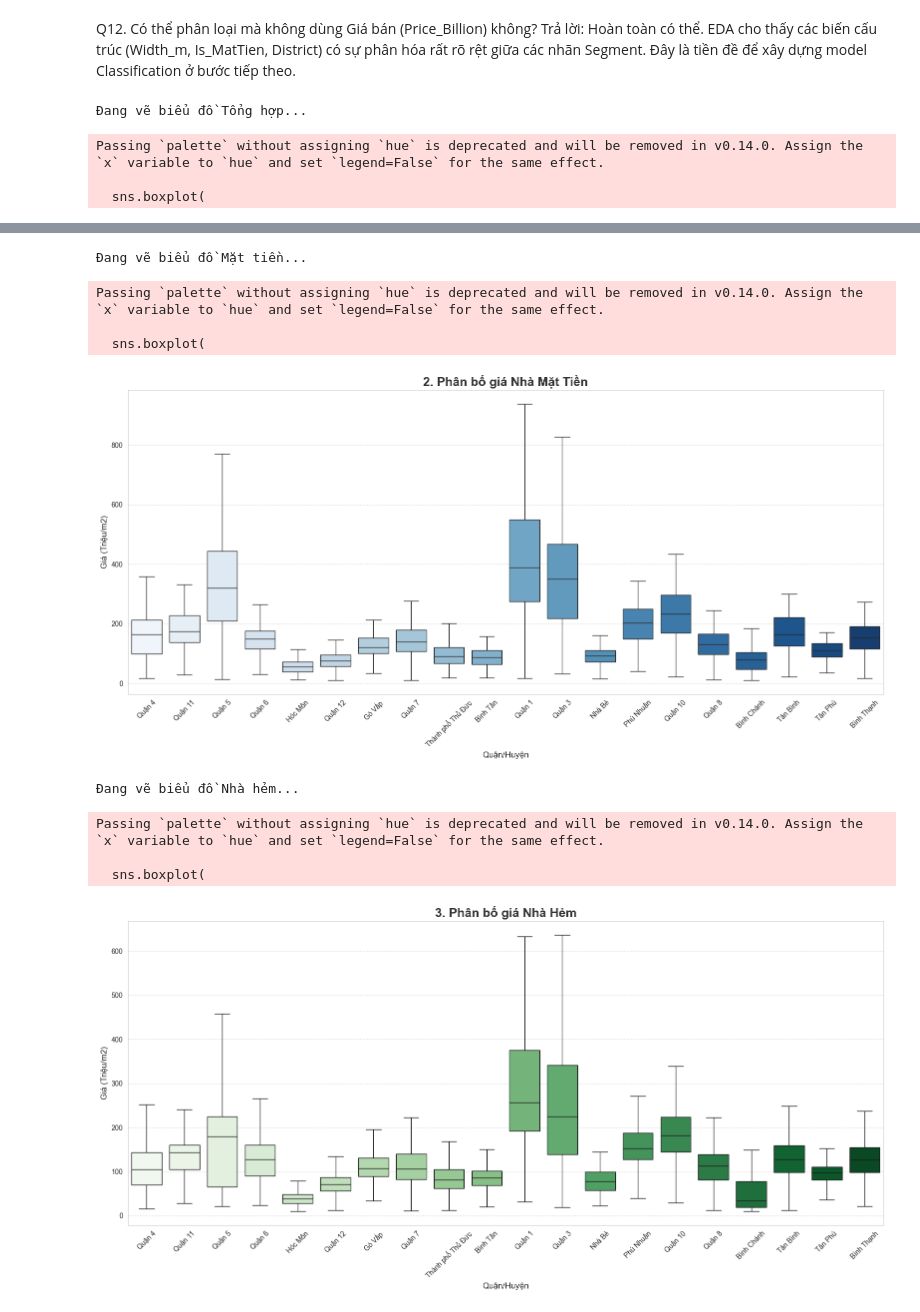
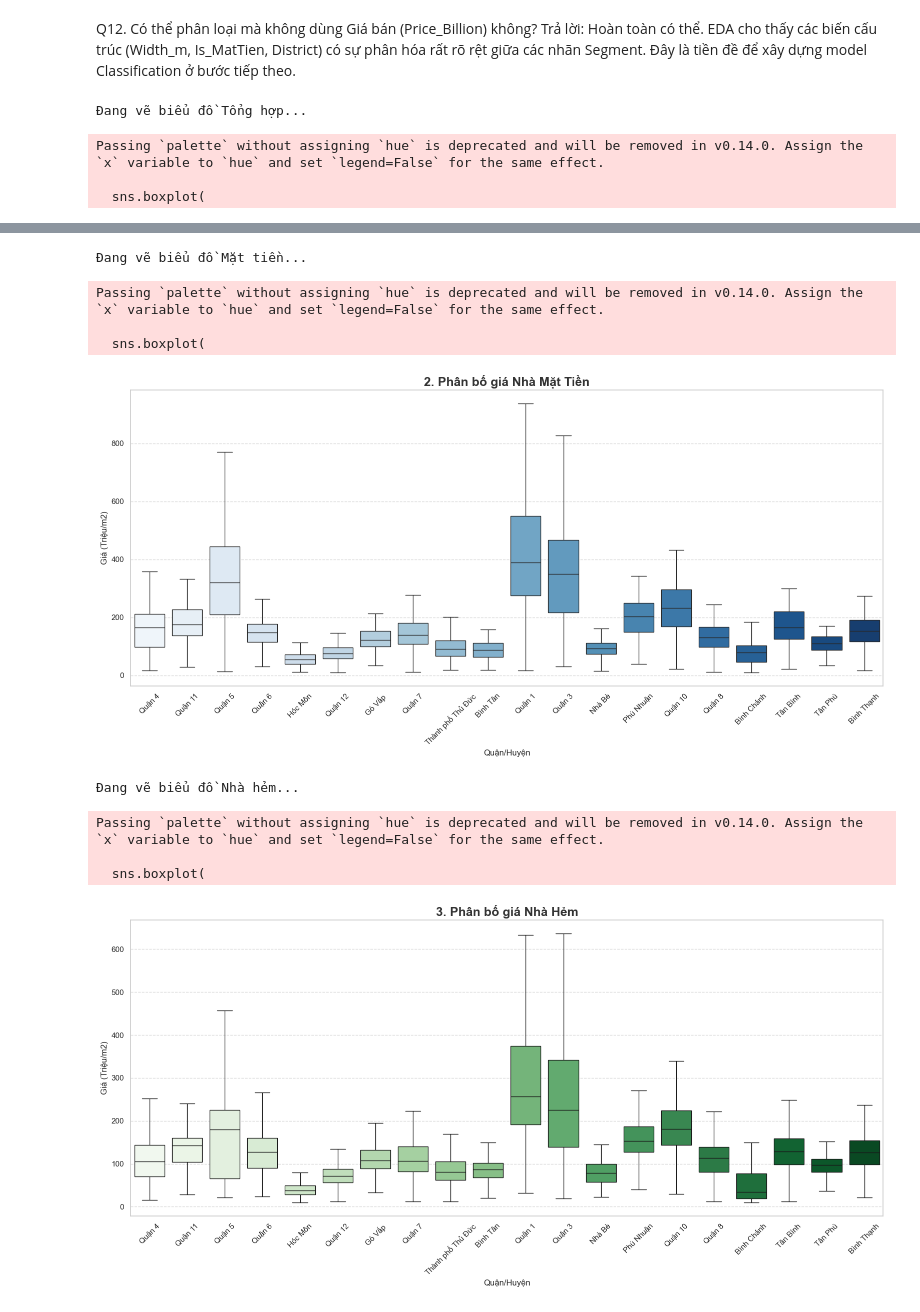
Before and after one commit to MinhTruc09/Predicting-Segment-Value-Of-House-In-TPHCM, a Jupyter notebook: notebooks/EDA/01_eda.ipynb, the cells around one changed output, grey strips where cells are left out. Saved outputs shown, nothing was run; the diff lists cells and outputs as text; code cells hidden in the pictures.

```diff
--- a/notebooks/EDA/01_eda.ipynb
+++ b/notebooks/EDA/01_eda.ipynb
@@ -402,7 +394,7 @@ print("--- ĐÃ VẼ XONG. HÃY LƯU CÁC HÌNH NÀY VÀO BÁO CÁO ---")
 tạo trường segment định giá phân khúc đất
 # %%
 # 1. Load data
-df = pd.read_csv("../../data/cleaned/Final.csv")
+df = pd.read_csv("../../data/cleaned/Preprocessing_05.csv")
 # %%
 import pandas as pd
 import numpy as np
@@ -410,7 +402,7 @@ import numpy as np
 # 1. Load data
 # (Đảm bảo đường dẫn file đúng với máy của bạn)
 try:
-    df = pd.read_csv("../../data/cleaned/Final.csv")
+    df = pd.read_csv("../../data/cleaned/Preprocessing_05.csv")
     print("✅ Đã load dữ liệu thành công!")
 except FileNotFoundError:
     print("❌ Không tìm thấy file. Hãy kiểm tra lại đường dẫn.")
@@ -671,9 +663,9 @@ import matplotlib.pyplot as plt
 # 1. ĐỌC DỮ LIỆU
 # ---------------------------------------------------------
 try:
-    df = pd.read_csv('../../data/cleaned/Final_without_ward.csv', encoding='utf-8')
+    df = pd.read_csv('../../data/cleaned/Preprocessing_06.csv', encoding='utf-8')
 except UnicodeDecodeError:
-    df = pd.read_csv('../../data/cleaned/Final_without_ward.csv', encoding='utf-16')
+    df = pd.read_csv('../../data/cleaned/Preprocessing_06.csv', encoding='utf-16')
 except FileNotFoundError:
     print("❌ Không tìm thấy file. Hãy kiểm tra lại đường dẫn!")
 
@@ -736,13 +728,13 @@ Passing `palette` without assigning `hue` is deprecated and will be removed in v
 Đang vẽ biểu đồ Mặt tiền...
 Passing `palette` without assigning `hue` is deprecated and will be removed in v0.14.0. Assign the `x` variable to `hue` and set `legend=False` for the same effect.
 
   sns.boxplot(
-[figure, old version]
+[figure, new version]
 Đang vẽ biểu đồ Nhà hẻm...
 Passing `palette` without assigning `hue` is deprecated and will be removed in v0.14.0. Assign the `x` variable to `hue` and set `legend=False` for the same effect.
 
   sns.boxplot(
-[figure, old version]
+[figure, new version]
 # %%
 import pandas as pd
 import seaborn as sns
```
Also changed, not shown: parts of 7 cells of this notebook, 34 other files.
